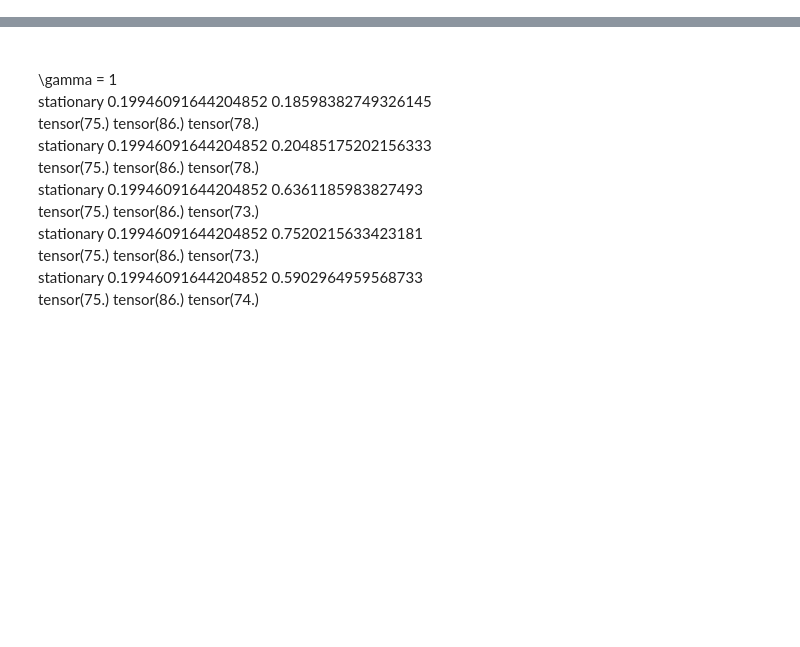
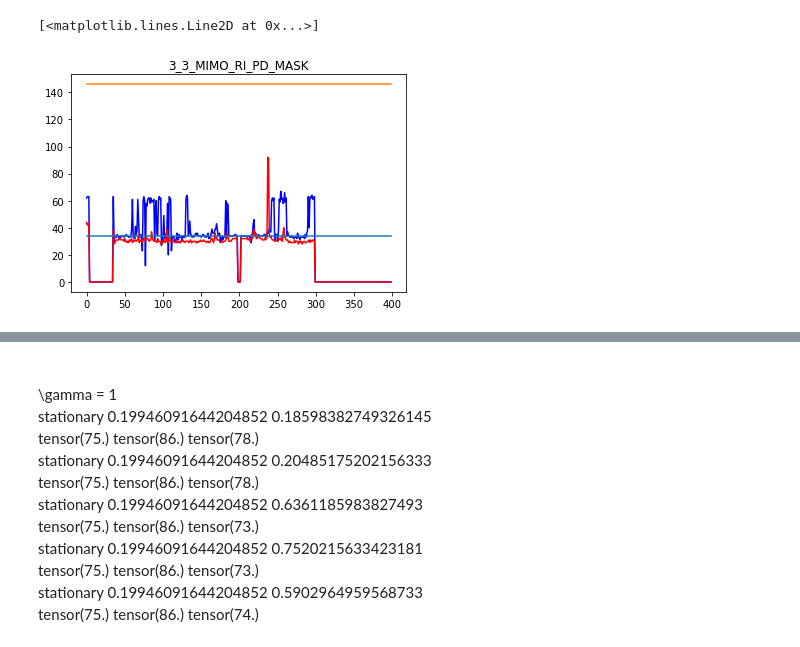
Before and after one commit to ssnani/Code, a Jupyter notebook: doa_comparison.ipynb, the cells around one changed output, grey strips where cells are left out. Drawn from its saved outputs; the diff is of its cells as text; code cells hidden in the pictures; blank space fills up the shorter version.

```diff
--- a/doa_comparison.ipynb
+++ b/doa_comparison.ipynb
@@ -9,21 +9,35 @@ def get_acc(est_vad, est_blk_val, tgt_blk_val, tol=5, vad_th=0.6):
     non_vad_blks,failed_frames_180_theta =[],[]
     acc=0
     valid_blk_count = 0
+    mae_only_correct= 0
+    mae_only_incorrect = 0
+    mae_overall = 0
     for idx in range(0, n_blocks):
         if est_vad[idx] >=vad_th:
-            if (np.abs(est_blk_val[idx] - np.abs(tgt_blk_val[idx])) <= tol):
+            diff = np.abs(est_blk_val[idx] - np.abs(tgt_blk_val[idx]))
+            if ( diff <= tol):
                 acc += 1
+                mae_only_correct += diff
             else:
+                mae_only_incorrect += diff
                 if (np.abs(est_blk_val[idx] - (180-np.abs(tgt_blk_val[idx]))) <= tol):
                     failed_frames_180_theta.append(idx)
+
             valid_blk_count +=1
+            mae_overall += diff
         else:
             non_vad_blks.append(idx)
 
+
+    mae_only_correct /= acc
+    mae_only_incorrect /= (valid_blk_count-acc)
+    mae_overall /= valid_blk_count
+
     acc /= valid_blk_count
 
+
     #print(f'n_blocks: {n_blocks}, non_vad_blks: {non_vad_blks}')
-    return acc, failed_frames_180_theta
+    return acc, failed_frames_180_theta, (mae_only_correct, mae_only_incorrect, mae_overall)
 # %%
 def get_mag_ph(x):
     #est.shape : (batch, n_ch, T, F)
@@ -153,12 +167,13 @@ import numpy as np
 batch_idx = 3
 tol = 5.0
 euclid_dist=True
-(tst, tol) = ("real", 7.5)
+(tst, tol, t60) = ("simu", 5.0, 1.0)
+#(tst, tol,t60) = ("real", 7.5, 0.61)
 
 dataset_condition = "noisy_reverb"
 dataset_dtype = "stationary"
 app_str = f'{batch_idx}'
-t60=0.61
+#t60=0.61
 
 est_f_doa_lst, est_f_vals_lst, est_utt_doa_lst, est_freq_vals_lst,failed_frms_lst = [], [], [], [],[]
 for idx in range(5):
@@ -287,10 +295,8 @@ def per_file_doa(batch_idx, option, tst, tol):
 #tol = 5.0
 dataset_dtype = "stationary"
 euclid_dist=True
-t60 = 0.61 #1.0
-(tst, tol) = ("real", 7.5)
-
-#(tst, tol) = ("simu", 5)
+(tst, tol, t60) = ("simu", 5.0, 1.0)
+#(tst, tol,t60) = ("real", 7.5, 0.61)
 sig_list = [3]
 for batch_idx in sig_list:
     print(batch_idx, "G_0.3")
@@ -418,0 +422,10 @@ tensor(120.0000) tensor(82.) tensor(116.)
+# %%
+plt.figure()
+plt.title(f'{batch_idx}_{idx}_{loss_flag}_{option}')
+plt.plot(mix_f_doa,'b')
+plt.plot(est_f_doa, 'r')
+plt.plot(torch.abs(ref_f_doa))
+plt.plot(180-torch.abs(ref_f_doa))
+# %% [output]
+[<matplotlib.lines.Line2D at 0x...>]
+[figure, added]
```
Also changed, not shown: parts of 16 cells of this notebook, 10 other files.
